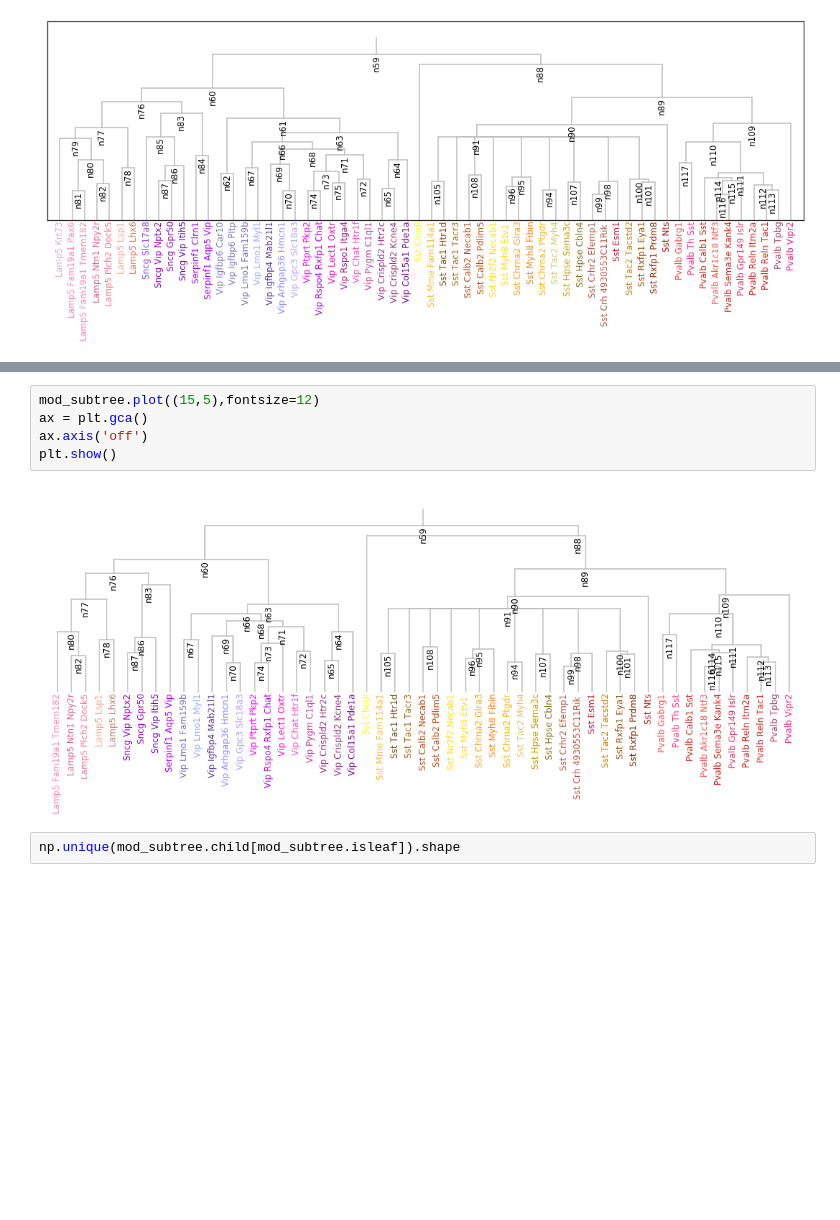
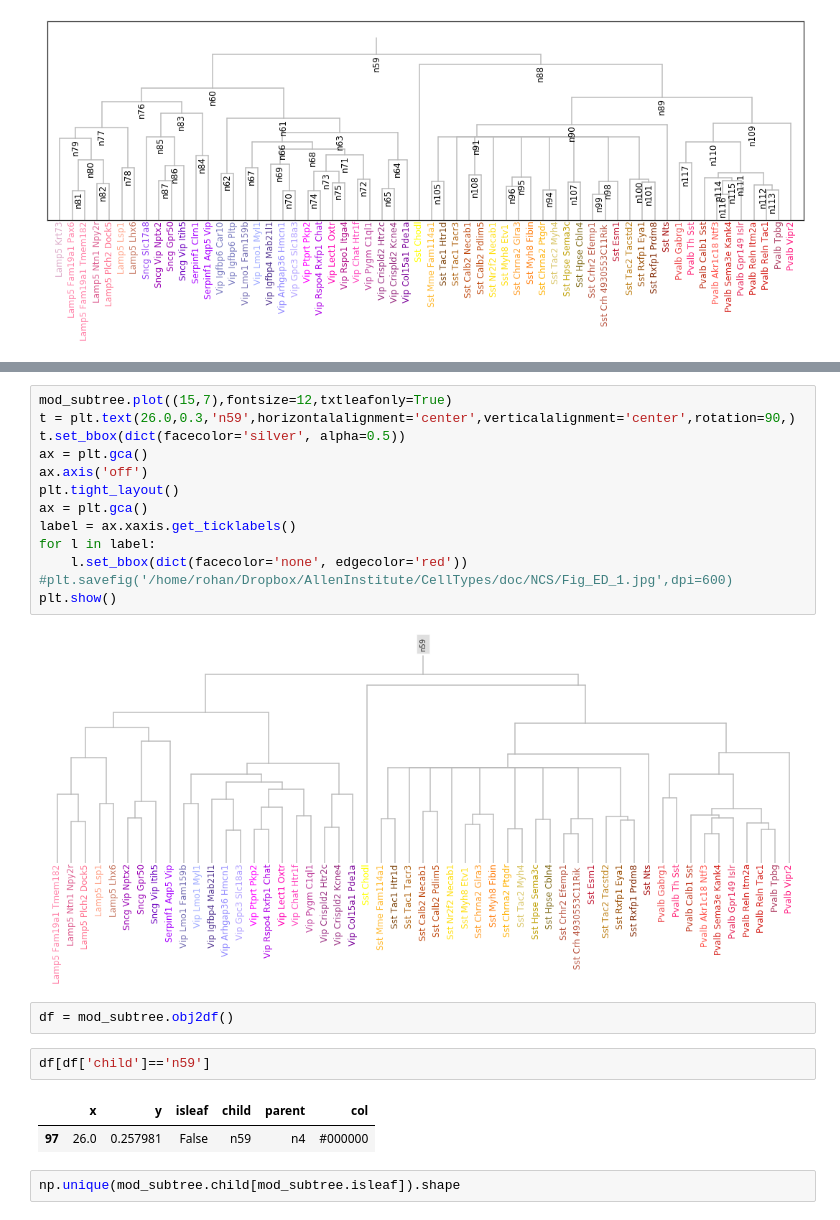
Before and after one commit to AllenInstitute/coupledAE-patchseq, a Jupyter notebook: notebooks/analysis_baselines.ipynb, the cells around one changed output, grey strips where cells are left out. Saved outputs shown, nothing was run; the diff lists cells and outputs as text; blank space fills up the shorter version.

```diff
--- a/analysis_baselines.ipynb
+++ b/notebooks/analysis_baselines.ipynb
@@ -887,12 +1022,27 @@ Remove n79 and link ['n77'] to ['n80']
 Remove n85 and link ['n83'] to ['n86']
 [figure]
-# %%
-mod_subtree.plot((15,5),fontsize=12)
-ax = plt.gca()
-ax.axis('off')
-plt.show()
-# %% [output]
-[figure, removed]
+# %%
+mod_subtree.plot((15,7),fontsize=12,txtleafonly=True)
+t = plt.text(26.0,0.3,'n59',horizontalalignment='center',verticalalignment='center',rotation=90,)
+t.set_bbox(dict(facecolor='silver', alpha=0.5))
+ax = plt.gca()
+ax.axis('off')
+plt.tight_layout()
+ax = plt.gca()
+label = ax.xaxis.get_ticklabels()
+for l in label:
+    l.set_bbox(dict(facecolor='none', edgecolor='red'))
+#plt.savefig('/home/rohan/Dropbox/AllenInstitute/CellTypes/doc/NCS/Fig_ED_1.jpg',dpi=600)
+plt.show()
+# %% [output]
+[figure, added]
+# %%
+df = mod_subtree.obj2df()
+# %%
+df[df['child']=='n59']
+# %% [output]
+|  | x | y | isleaf | child | parent | col |
+| 97 | 26.0 | 0.257981 | False | n59 | n4 | #000000 |
 # %%
 np.unique(mod_subtree.child[mod_subtree.isleaf]).shape
 # %% [output]
```
Also changed, not shown: parts of 24 cells of this notebook, 49 other files.
